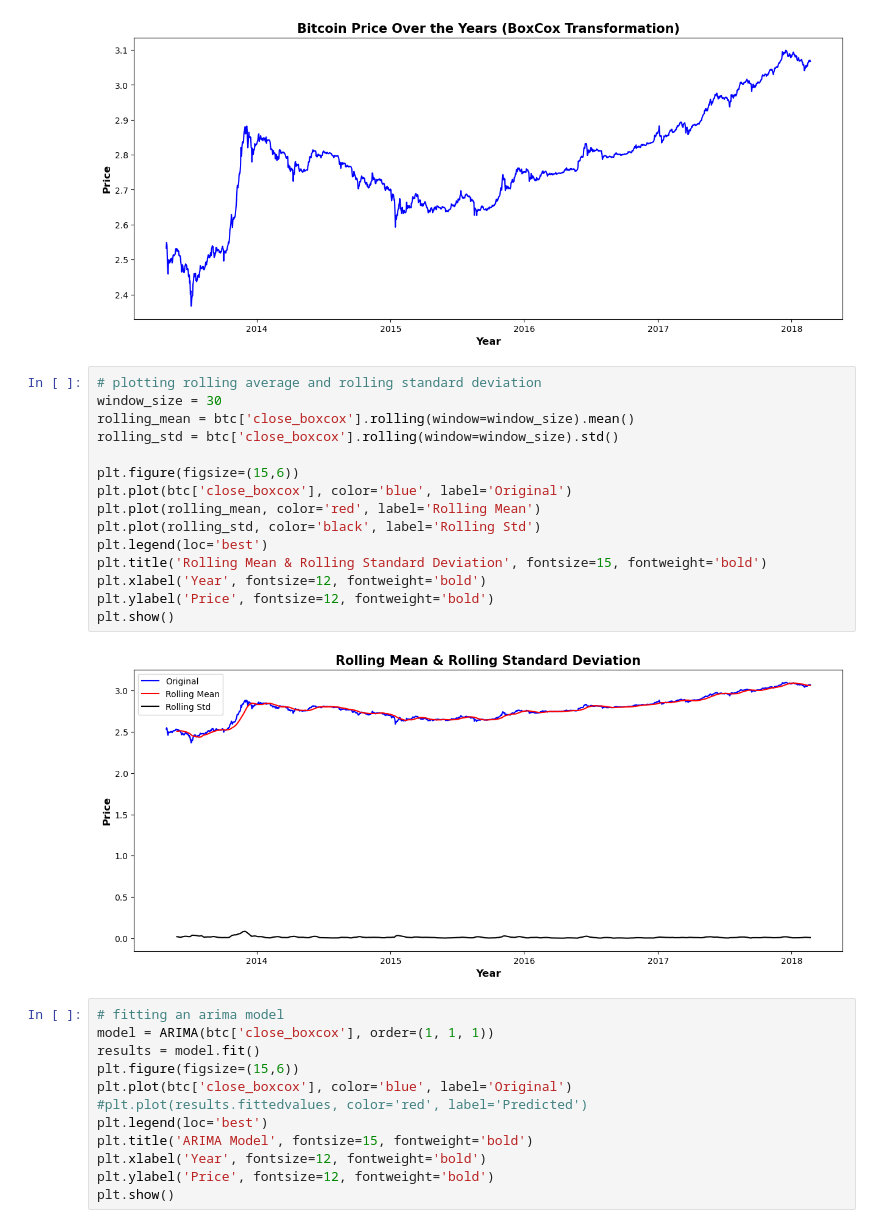
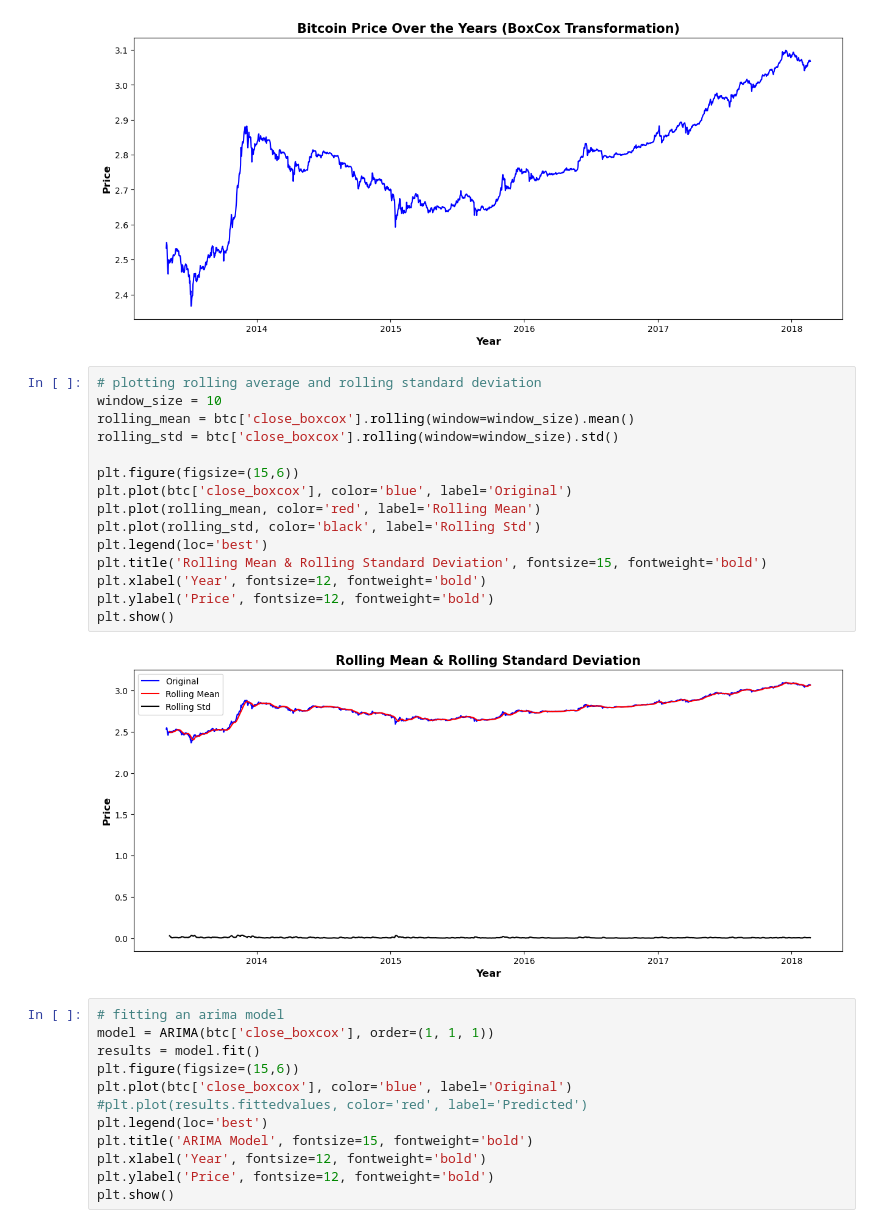
Before and after one commit to alliajagbe/crypto-prediction, a Jupyter notebook: crypto.ipynb, the cells around one changed output. Saved outputs shown, nothing was run; the diff lists cells and outputs as text.

```diff
--- a/crypto.ipynb
+++ b/crypto.ipynb
@@ -115,21 +115,21 @@ Lambda: -0.307180
 [figure]
 # %%
 # plotting rolling average and rolling standard deviation
-window_size = 30
+window_size = 10
 rolling_mean = btc['close_boxcox'].rolling(window=window_size).mean()
 rolling_std = btc['close_boxcox'].rolling(window=window_size).std()
 
 plt.figure(figsize=(15,6))
 plt.plot(btc['close_boxcox'], color='blue', label='Original')
 plt.plot(rolling_mean, color='red', label='Rolling Mean')
 plt.plot(rolling_std, color='black', label='Rolling Std')
 plt.legend(loc='best')
 plt.title('Rolling Mean & Rolling Standard Deviation', fontsize=15, fontweight='bold')
 plt.xlabel('Year', fontsize=12, fontweight='bold')
 plt.ylabel('Price', fontsize=12, fontweight='bold')
 plt.show()
 # %% [output]
-[figure, old version]
+[figure, new version]
 # %%
 # fitting an arima model
 model = ARIMA(btc['close_boxcox'], order=(1, 1, 1))
```
